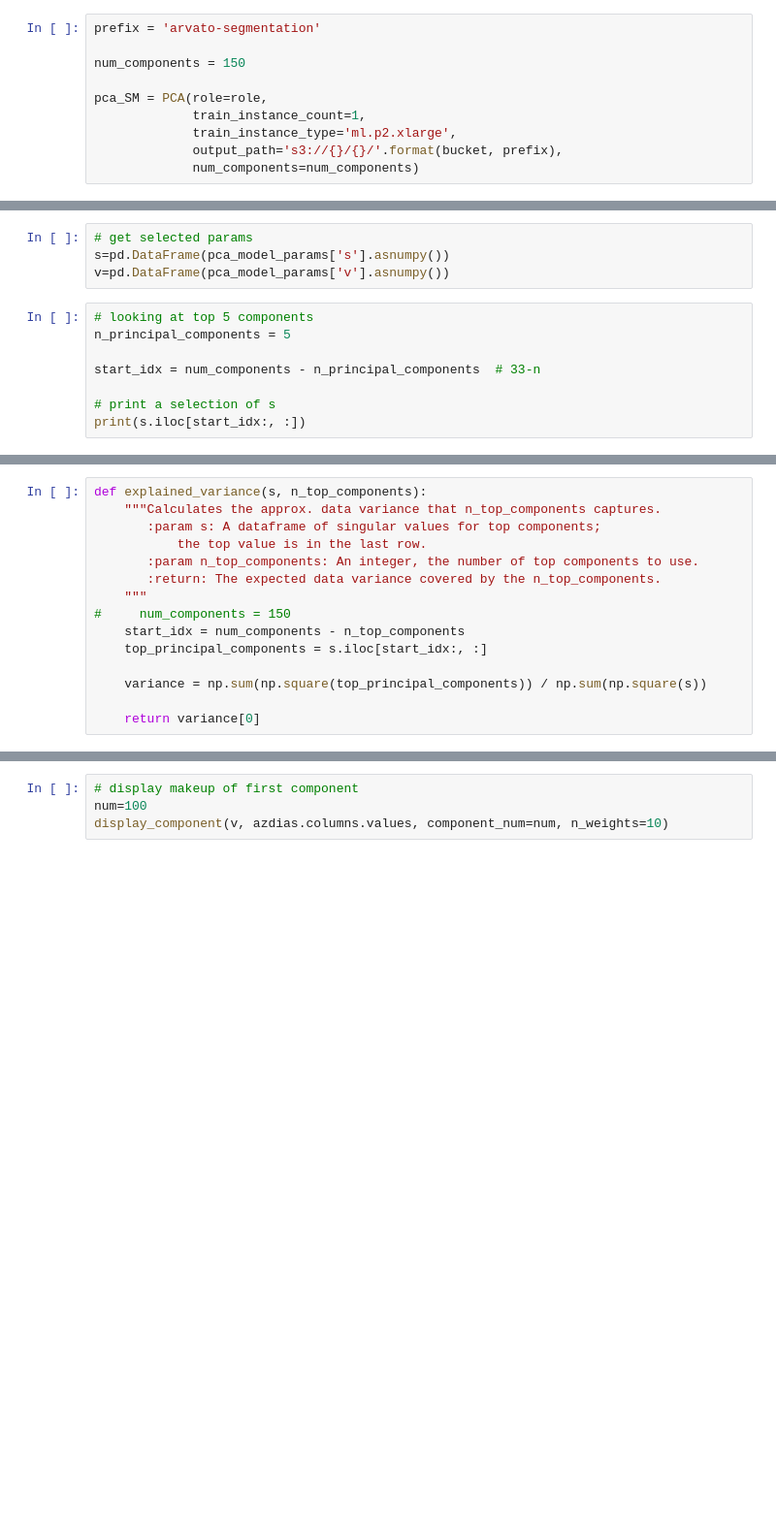
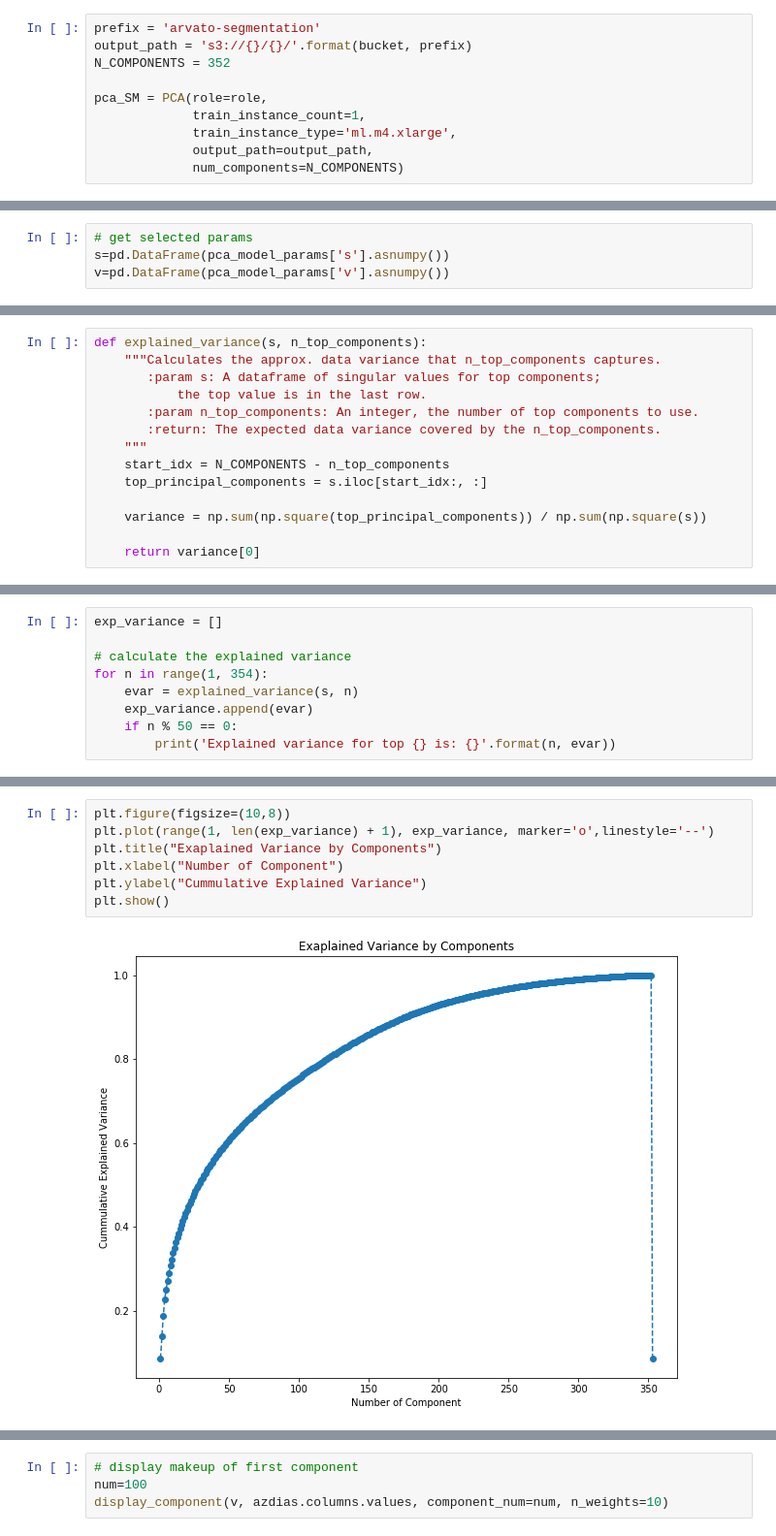
Before and after one commit to itirkaa/Arvato-Customer-Segmentation, a Jupyter notebook: 2_Customer_Segmentation_Report.ipynb, the cells around one changed output, grey strips where cells are left out. Shown at 97% size. Saved outputs shown, nothing was run; the diff lists cells and outputs as text; blank space fills up the shorter version.

Commit message:
Feat: Train PCA model

```diff
--- a/2_Customer_Segmentation_Report.ipynb
+++ b/2_Customer_Segmentation_Report.ipynb
@@ -73,13 +74,13 @@ customers_az.shape
 Before training our machine learning model, we'll reduce the demension of our data for which we'll use **Incremental Principal Component Analysis.** Increamental PCA requires to split data into smaller batches, which are fed to IPCA one at a time.
 # %%
 prefix = 'arvato-segmentation'
-
-num_components = 150
+output_path = 's3://{}/{}/'.format(bucket, prefix)
+N_COMPONENTS = 352
 
 pca_SM = PCA(role=role,
              train_instance_count=1,
-             train_instance_type='ml.p2.xlarge',
-             output_path='s3://{}/{}/'.format(bucket, prefix),
-             num_components=num_components)
+             train_instance_type='ml.m4.xlarge',
+             output_path=output_path,
+             num_components=N_COMPONENTS)
 # %%
 %%time
@@ -166,11 +144,3 @@ From v, we can learn more about the combinations of original features that make
 # get selected params
 s=pd.DataFrame(pca_model_params['s'].asnumpy())
 v=pd.DataFrame(pca_model_params['v'].asnumpy())
-# %%
-# looking at top 5 components
-n_principal_components = 5
-
-start_idx = num_components - n_principal_components  # 33-n
-
-# print a selection of s
-print(s.iloc[start_idx:, :])
@@ -189,8 +152,7 @@ def explained_variance(s, n_top_components):
        :param n_top_components: An integer, the number of top components to use.
        :return: The expected data variance covered by the n_top_components.
     """
-#     num_components = 150
-    start_idx = num_components - n_top_components
+    start_idx = N_COMPONENTS - n_top_components
     top_principal_components = s.iloc[start_idx:, :]
 
     variance = np.sum(np.square(top_principal_components)) / np.sum(np.square(s))
@@ -207,0 +161,9 @@ Explained variance:  0.95604914
+# %%
+exp_variance = []
+
+# calculate the explained variance
+for n in range(1, 354):
+    evar = explained_variance(s, n)
+    exp_variance.append(evar)
+    if n % 50 == 0:
+        print('Explained variance for top {} is: {}'.format(n, evar))
@@ -207,0 +178,9 @@ Explained variance:  0.95604914
+# %%
+plt.figure(figsize=(10,8))
+plt.plot(range(1, len(exp_variance) + 1), exp_variance, marker='o',linestyle='--')
+plt.title("Exaplained Variance by Components")
+plt.xlabel("Number of Component")
+plt.ylabel("Cummulative Explained Variance")
+plt.show()
+# %% [output]
+[figure, added]
```
Also changed, not shown: parts of 19 cells of this notebook.
